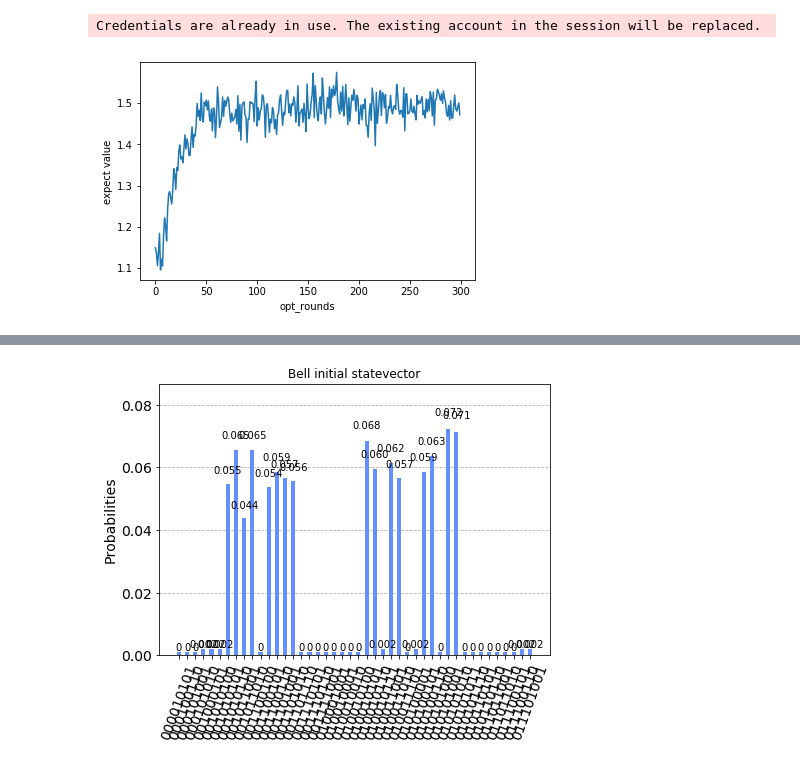
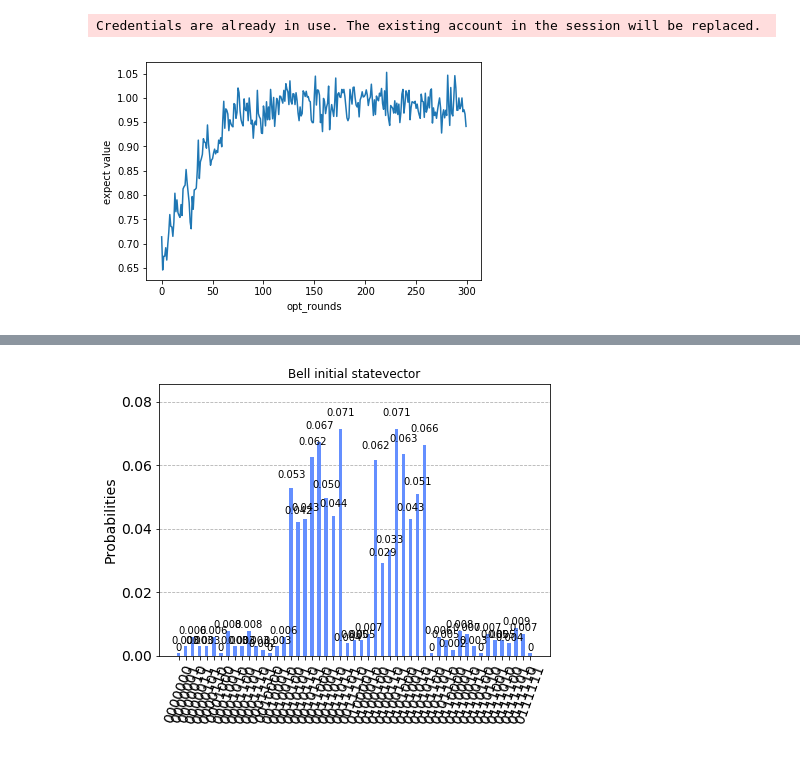
Before and after one commit to XunyiZhao/Quantum_Information_Project, a Jupyter notebook: k-colorable-subgraph.ipynb, the cells around one changed output, grey strips where cells are left out. Cells and saved outputs as stored; diff of their text form; code cells hidden in the pictures.

```diff
--- a/k-colorable-subgraph.ipynb
+++ b/k-colorable-subgraph.ipynb
@@ -156,15 +156,35 @@ class k_color:
             self.gamma += d_gamma*learning_rate
             self.training_value.append(self.expect_value(k))
         return self.training_value
+
+    def heatmap(self, k, p, beta_range = [0, np.pi], gamma_range = [0, 2*np.pi], n_gamma = 10, n_beta = 5):
+        #heatmap of p-th layer
+        new_gamma = np.copy(self.gamma)
+        new_beta = np.copy(self.beta)
+        gmin, gmax = gamma_range
+        bmin, bmax = beta_range
+        exp_value = np.zeros([n_gamma, n_beta])
+        for i in range(n_gamma):
+            for j in range(n_beta):
+                new_gamma[p] = np.linspace(gmin, gmax, n_gamma)[i]
+                new_beta[p] = np.linspace(bmin, bmax, n_beta)[j]
+                exp_value[i,j] = self.expect_value(k, new_beta, new_gamma)
+        #Fancy expectation heatmap
+        plt.figure(dpi = 100)
+        plt.imshow(exp_value,extent=[0,1,0,2]);
+        plt.ylabel(r'$\beta/\pi$')
+        plt.xlabel(r'$\gamma/\pi$')
+        plt.colorbar()
+        plt.show()
 # %%
-G = nx.Graph([(0,1),(0,2),(2,3)])
+G = nx.Graph([(0,1),(0,2)])
 k_col = k_color(G)
 # %%
 %%time
-curve = k_col.train(k = 2, opt_rounds=300, depth = 3, learning_rate = 0.01)
+curve = k_col.train(k = 2, opt_rounds=300, depth = 6, learning_rate = 0.01)
 plt.plot(curve)
 plt.ylabel('expect value')
 plt.xlabel('opt_rounds')
 plt.show()
 # %% [output]
-[figure, old version]
+[figure, new version]
@@ -172,4 +192,4 @@ Wall time: 11min 23s
 # %%
 plot_histogram(k_col.counts, title="Bell initial statevector")
 # %% [output]
-[figure, old version]
+[figure, new version]
```
Also changed, not shown: parts of 7 cells of this notebook.
